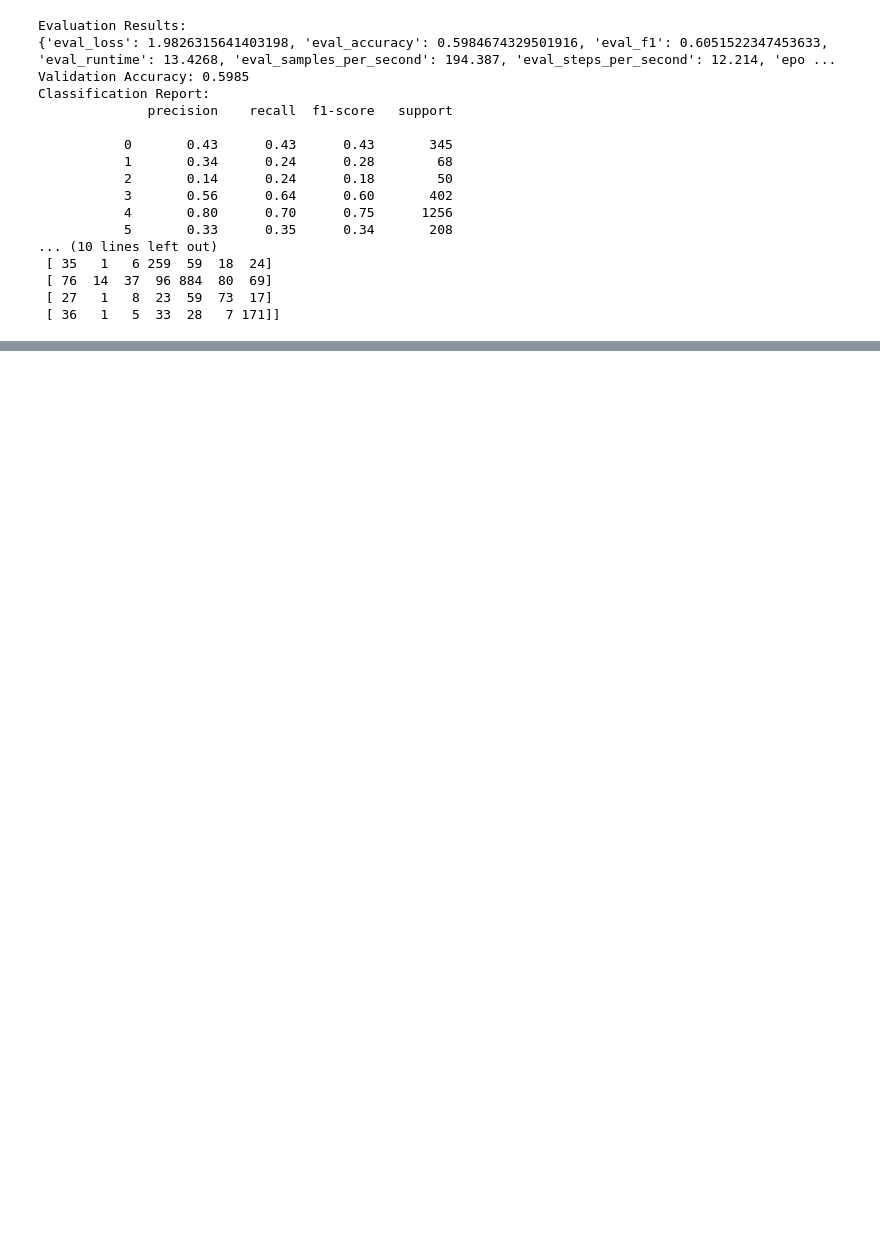
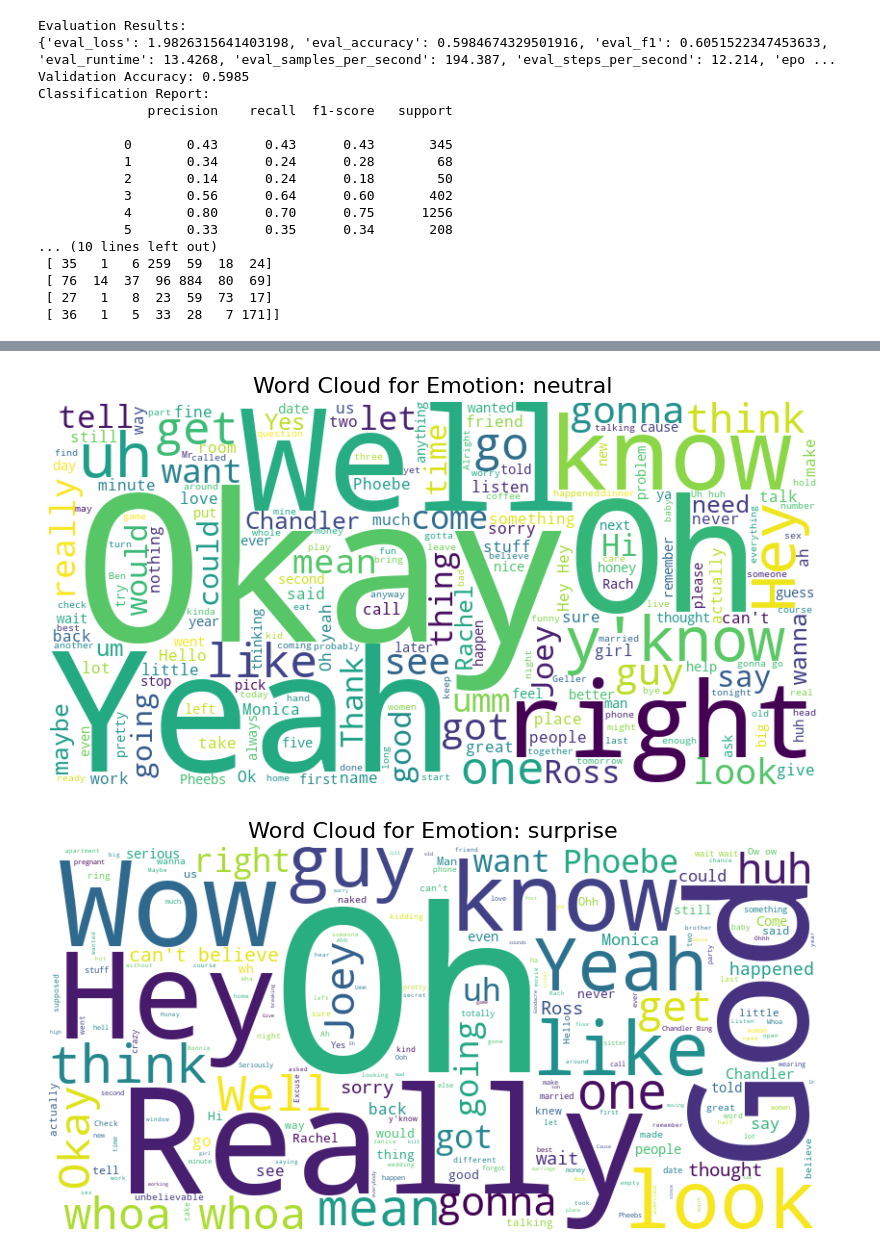
Before and after one commit to zackhng/CDS, a Jupyter notebook: notebooks/text_analysis.ipynb, the cells around one changed output, grey strips where cells are left out. Cells and saved outputs as stored; diff of their text form; code cells hidden in the pictures; blank space fills up the shorter version.

```diff
--- a/notebooks/text_analysis.ipynb
+++ b/notebooks/text_analysis.ipynb
@@ -218,0 +501,27 @@ Classification Report:
+# %%
+# Word Cloud per emotion class
+from wordcloud import WordCloud
+emotions = train_df['emotion'].unique()
+
+for emo in emotions:
+    texts = train_df[train_df['emotion'] == emo]['clean_text'].dropna()
+    all_text = ' '.join(texts)
+
+    # Create word cloud
+    wordcloud = WordCloud(
+        width=800,
+        height=400,
+        background_color='white',
+        stopwords=stop_words,
+        colormap='viridis'
+    ).generate(all_text)
+
+    # Display
+    plt.figure(figsize=(10,5))
+    plt.imshow(wordcloud, interpolation='bilinear')
+    plt.axis('off')
+    plt.title(f"Word Cloud for Emotion: {emo}", fontsize=16)
+    plt.show()
+# %% [output]
+[figure, added]
+[figure, added]
```
Also changed, not shown: parts of 11 cells of this notebook.
